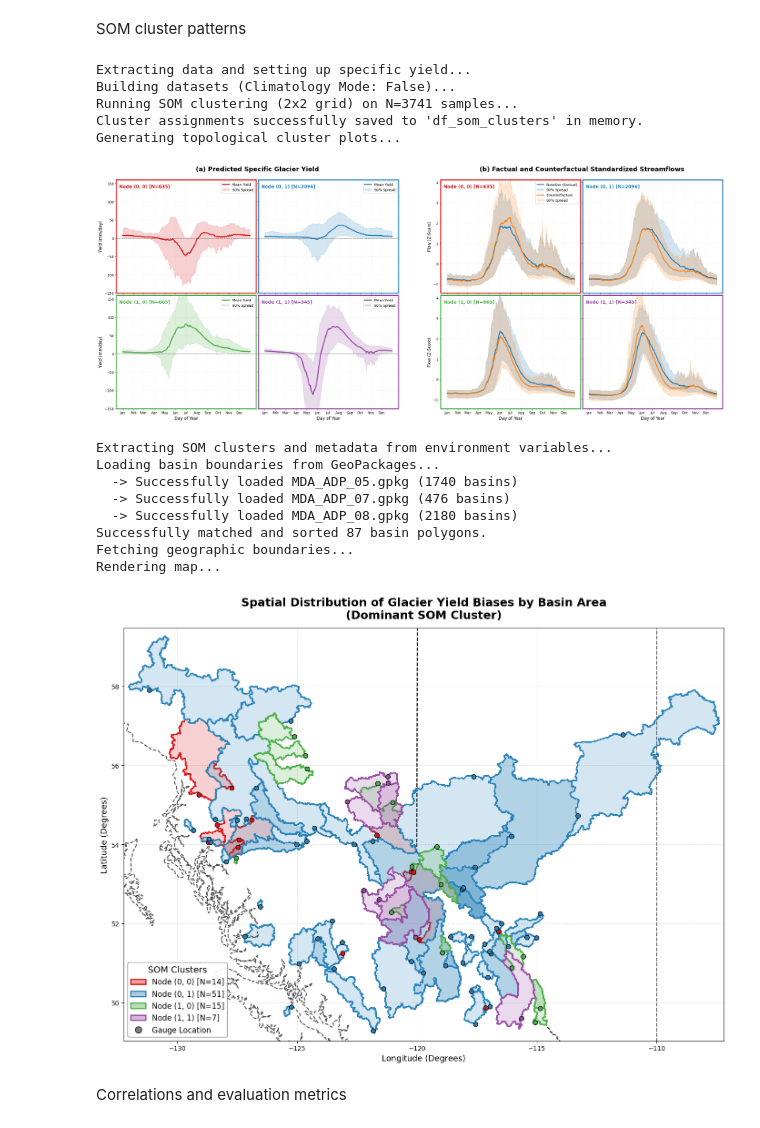
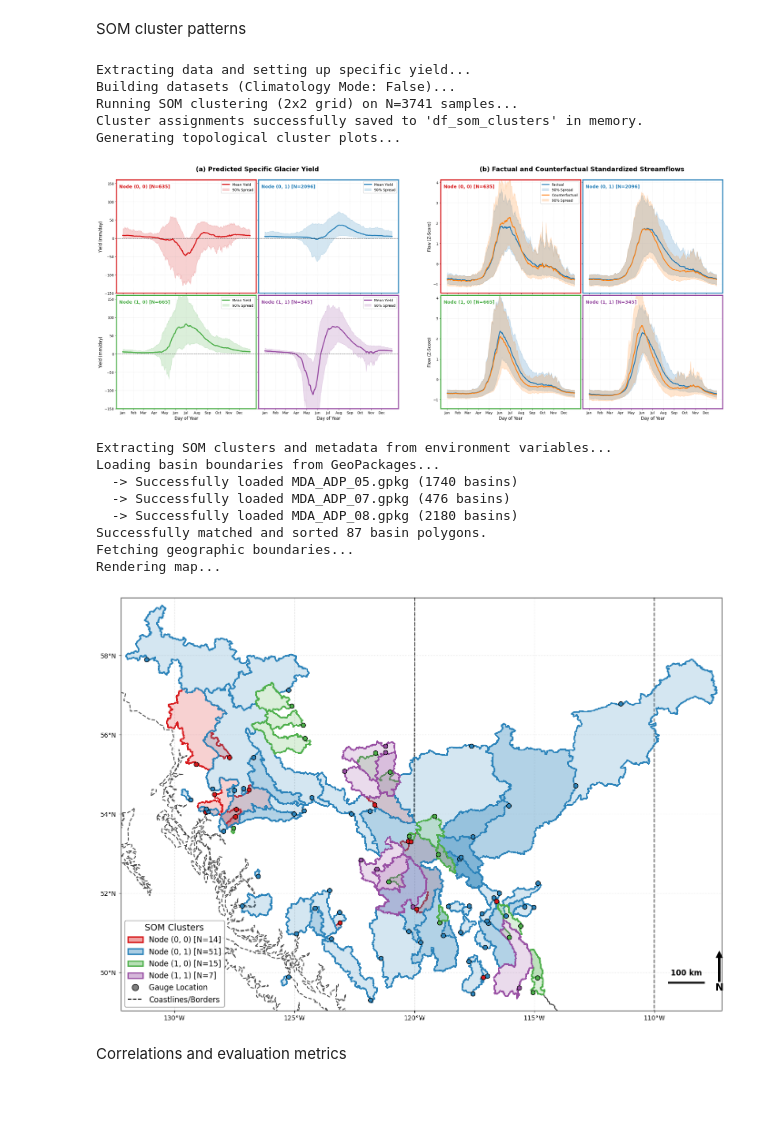
Before and after one commit to TWilson05/EA-LSTM-Streamflow, a Jupyter notebook: notebooks/chapter_1_figures.ipynb, the cells around one changed output. Drawn from its saved outputs; the diff is of its cells as text; code cells hidden in the pictures; blank space fills up the shorter version.

Commit message:
polishing of plots

```diff
--- a/notebooks/chapter_1_figures.ipynb
+++ b/notebooks/chapter_1_figures.ipynb
@@ -1085,7 +1110,7 @@ for i in range(k):
 
     if i == 0:
         custom_abs = [Line2D([0], [0], color='tab:blue', lw=2.5), Patch(facecolor='tab:blue', alpha=0.2), Line2D([0], [0], color='tab:orange', lw=2.5), Patch(facecolor='tab:orange', alpha=0.2)]
-        ax_abs.legend(custom_abs, ['Baseline (Factual)', '90% Spread', 'Counterfactual', '90% Spread'], loc='upper right', framealpha=0.9)
+        ax_abs.legend(custom_abs, ['Factual', '90% Spread', 'Counterfactual', '90% Spread'], loc='upper right', framealpha=0.9)
 
     # --- CONDITIONAL FORMATTING ---
     if qx == 0:
@@ -1113,7 +1138,7 @@ Building datasets (Climatology Mode: False)...
 Running SOM clustering (2x2 grid) on N=3741 samples...
 Cluster assignments successfully saved to 'df_som_clusters' in memory.
 Generating topological cluster plots...
-[figure, old version]
+[figure, new version]
 # %%
 import pandas as pd
 import numpy as np
@@ -1123,6 +1148,7 @@ import warnings
 import matplotlib.colors as mcolors
 from matplotlib.lines import Line2D
 from matplotlib.patches import Patch
+from matplotlib.ticker import FuncFormatter  ### NEW: Imported for coordinate formatting ###
 
 from src.config import RAW_DATA_DIR
 
@@ -1263,37 +1289,75 @@ for cluster_id, color in cluster_colors.items():
         )
 
         legend_elements.append(
             Patch(facecolor=mcolors.to_rgba(color, alpha=0.4), edgecolor=color, linewidth=2, label=f"{label_text} [N={len(subset_poly)}]")
         )
 
+# Legend Formatting
 legend_elements.append(Line2D([0], [0], marker='o', color='w', markerfacecolor='gray', markersize=10, markeredgecolor='black', label='Gauge Location'))
+### NEW: Added legend entry for Coastlines/Borders ###
+legend_elements.append(Line2D([0], [0], color='black', linewidth=1.5, linestyle='--', label='Coastlines/Borders'))
+
 
 # Formatting
-ax.set_title("Spatial Distribution of Glacier Yield Biases by Basin Area\n(Dominant SOM Cluster)", fontsize=18, fontweight='bold', pad=15)
-ax.set_xlabel("Longitude (Degrees)", fontsize=13)
-ax.set_ylabel("Latitude (Degrees)", fontsize=13)
+### NEW: Removed standard title; clear generic x/y labels for proper tick formatting ###
+ax.set_xlabel("")
+ax.set_ylabel("")
+
+### NEW: Coordinate Formatter for standard geographic labels (e.g., 130°W, 55°N) ###
+def format_lon(value, tick_number):
+    return f"{abs(value):g}°W" if value < 0 else f"{value:g}°E"
+
+def format_lat(value, tick_number):
+    return f"{value:g}°N" if value > 0 else f"{abs(value):g}°S"
+
+ax.xaxis.set_major_formatter(FuncFormatter(format_lon))
+ax.yaxis.set_major_formatter(FuncFormatter(format_lat))
+
 
 if not gdf_cluster_basins.empty:
     minx, miny, maxx, maxy = gdf_cluster_basins.total_bounds
     # Tighter padding for a better zoom level
     ax.set_xlim(minx - 0.2, maxx + 0.2)
     ax.set_ylim(miny - 0.2, maxy + 0.2)
 
+    ### NEW: Dynamic Scale Bar (100km) and North Arrow ###
+    # Calculate degree width for 100km at the center latitude of the plot
+    center_lat = (miny + maxy) / 2
+    km_per_deg_lon = 111.32 * np.cos(np.radians(center_lat))
+    scale_length_deg = 100 / km_per_deg_lon
+
+    # Position in the bottom right corner
+    sb_x = maxx - 0.5 - scale_length_deg
+    sb_y = miny + 0.5
+
+    # Draw Scale Bar
+    ax.plot([sb_x, sb_x + scale_length_deg], [sb_y, sb_y], color='black', linewidth=3, solid_capstyle='butt', zorder=10)
+    ax.text(sb_x + scale_length_deg/2, sb_y + 0.15, '100 km', ha='center', va='bottom', fontsize=12, fontweight='bold', zorder=10)
+
+    # Draw North Arrow
+    na_x = sb_x + scale_length_deg + 0.6
+    na_y_base = sb_y
+    na_y_top = sb_y + 0.8
+    ax.annotate('N', xy=(na_x, na_y_top), xytext=(na_x, na_y_base),
+                arrowprops=dict(facecolor='black', width=3, headwidth=10, headlength=10),
+                ha='center', va='top', fontsize=16, fontweight='bold', zorder=10)
+
+
 ax.grid(True, linestyle=':', alpha=0.6)
 ax.legend(handles=legend_elements, title="SOM Clusters", loc='lower left', fontsize=12, title_fontsize=14, framealpha=0.9, edgecolor='gray')
 
 plt.tight_layout()
 plt.show()
 # %% [output]
 Extracting SOM clusters and metadata from environment variables...
 Loading basin boundaries from GeoPackages...
   -> Successfully loaded MDA_ADP_05.gpkg (1740 basins)
   -> Successfully loaded MDA_ADP_07.gpkg (476 basins)
   -> Successfully loaded MDA_ADP_08.gpkg (2180 basins)
 Successfully matched and sorted 87 basin polygons.
 Fetching geographic boundaries...
 Rendering map...
-[figure, old version]
+[figure, new version]
 # %% [markdown]
 Correlations and evaluation metrics
 # %%
```
Also changed, not shown: parts of 1 cell of this notebook.
